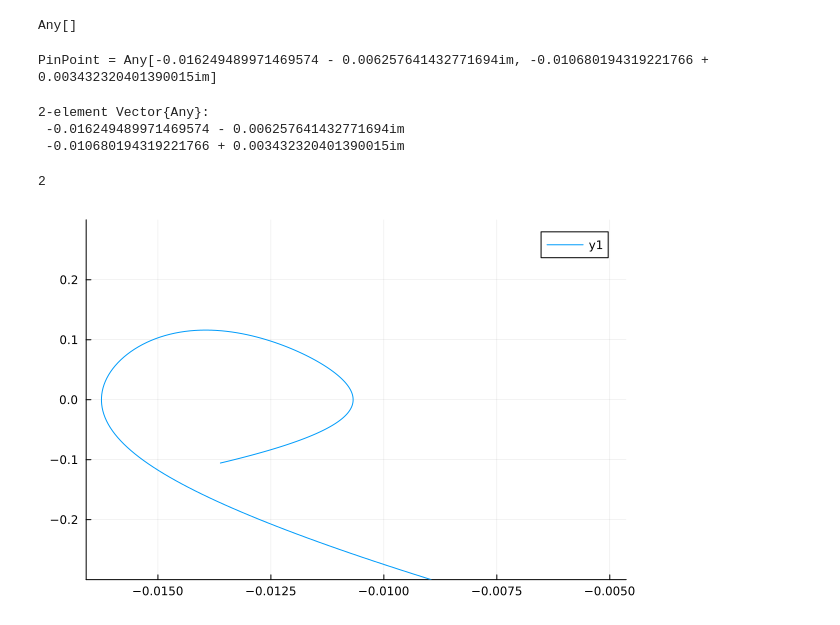
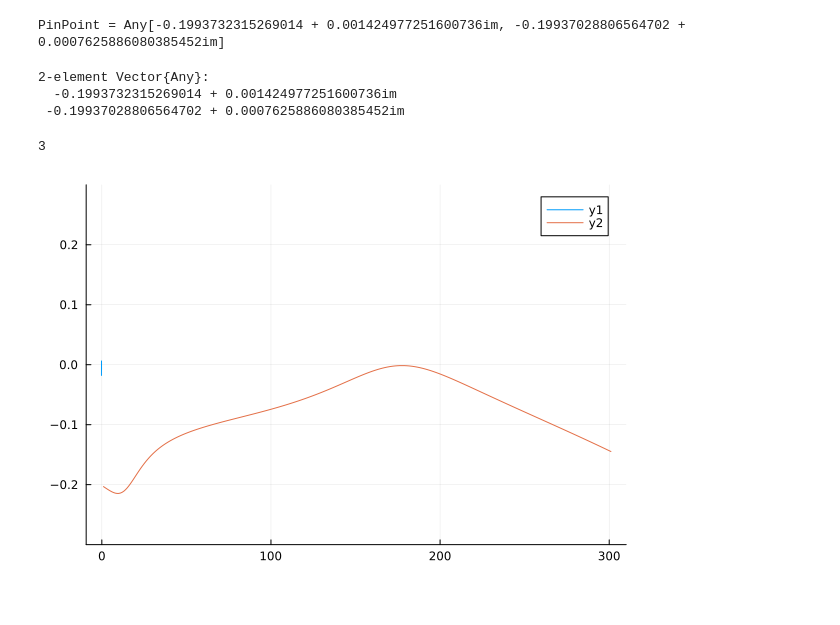
Before and after one commit to HaojieZhang917/compressible_bek, a Jupyter notebook: compress/BEK/Bode/eN/TimeMode/AS.ipynb, the cells around one changed output. Drawn from its saved outputs; the diff is of its cells as text; code cells hidden in the pictures.

```diff
--- a/compress/BEK/Bode/eN/TimeMode/AS.ipynb
+++ b/compress/BEK/Bode/eN/TimeMode/AS.ipynb
@@ -72,29 +113,19 @@ InterruptException: InterruptException:
 # %%
-data_all
+d2 = diff1(real(total[:,1]),0.002)
+@show PinPoint
 # %% [output]
-Any[]
+PinPoint = Any[-0.1993732315269014 + 0.001424977251600736im, -0.19937028806564702 + 0.0007625886080385452im]
+2-element Vector{Any}:
+  -0.1993732315269014 + 0.001424977251600736im
+ -0.19937028806564702 + 0.0007625886080385452im
-# %%
-PinPoint= []
-d2 = diff1(real(total[:,1]),0.002)
-for i = 1 : length(d2)-1
-    if d2[i] * d2[i+1] < 0 && abs(d2[i+1])<0.005
-        PinPoint = [PinPoint;total[i,1]]
-    end
-end
-@show PinPoint
-# %% [output]
-PinPoint = Any[-0.016249489971469574 - 0.006257641432771694im, -0.010680194319221766 + 0.003432320401390015im]
-2-element Vector{Any}:
- -0.016249489971469574 - 0.006257641432771694im
- -0.010680194319221766 + 0.003432320401390015im
 # %%
-findmax(imag(PinPoint))[2]
+size(total,2)
 # %% [output]
-2
+3
 # %%
-plot(real(total[:,1]),d2,ylims = [-0.3,0.3])
+plot!(d2,ylims = [-0.3,0.3])
 # %% [output]
-[figure, old version]
+[figure, new version]
 # %%
 plot(real(total[:,1]),imag(total[:,1]))
 # %% [output]
```
Also changed, not shown: parts of 5 cells of this notebook, 5 other files.
